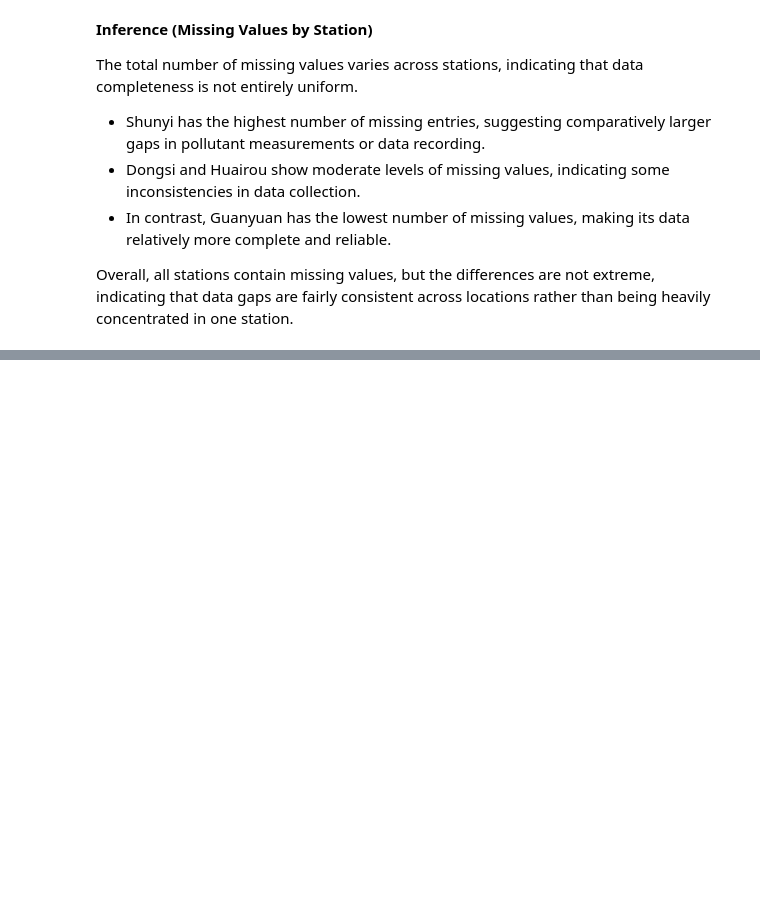
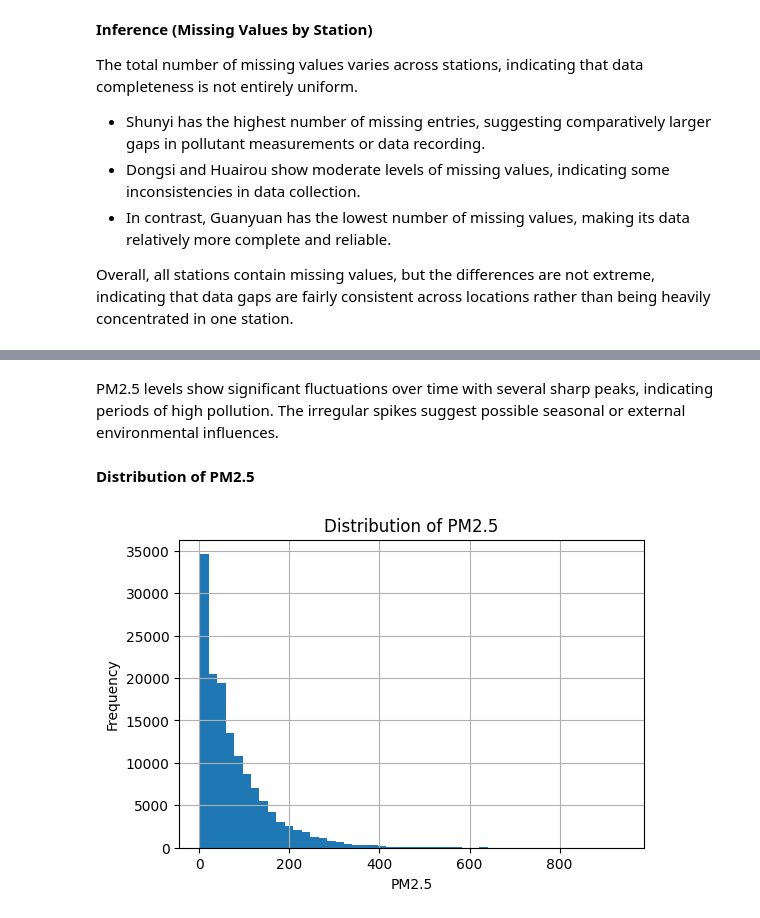
Before and after one commit to anulax1114-design/CMP7005-PRAC1-st20347210, a Jupyter notebook: PRAC1_DA_.ipynb, the cells around one changed output, grey strips where cells are left out. Saved outputs shown, nothing was run; the diff lists cells and outputs as text; code cells hidden in the pictures; blank space fills up the shorter version.

```diff
--- a/PRAC1_DA_.ipynb
+++ b/PRAC1_DA_.ipynb
@@ -448,0 +495,14 @@ Overall, all stations contain missing values, but the differences are not extrem
+# %% [markdown]
+PM2.5 levels show significant fluctuations over time with several sharp peaks, indicating periods of high pollution. The irregular spikes suggest possible seasonal or external environmental influences.
+# %% [markdown]
+
+**Distribution of PM2.5**
+# %%
+plt.figure(figsize=(6,4))
+df['PM2.5'].hist(bins=50)
+plt.title("Distribution of PM2.5")
+plt.xlabel("PM2.5")
+plt.ylabel("Frequency")
+plt.show()
+# %% [output]
+[figure, added]
```
Also changed, not shown: parts of 22 cells of this notebook.
